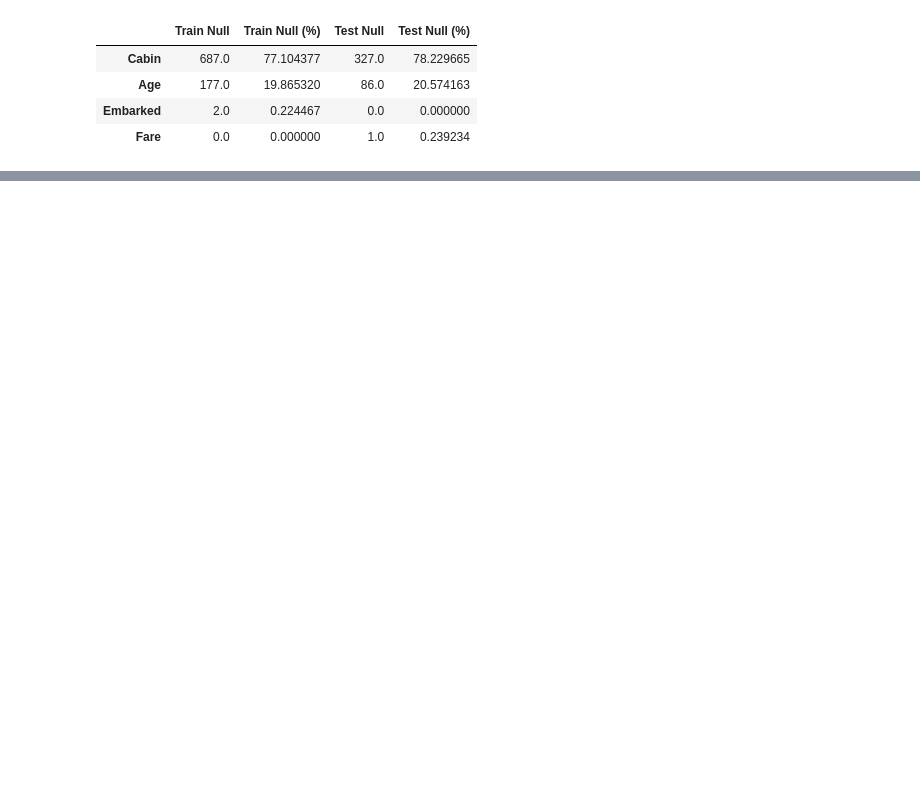
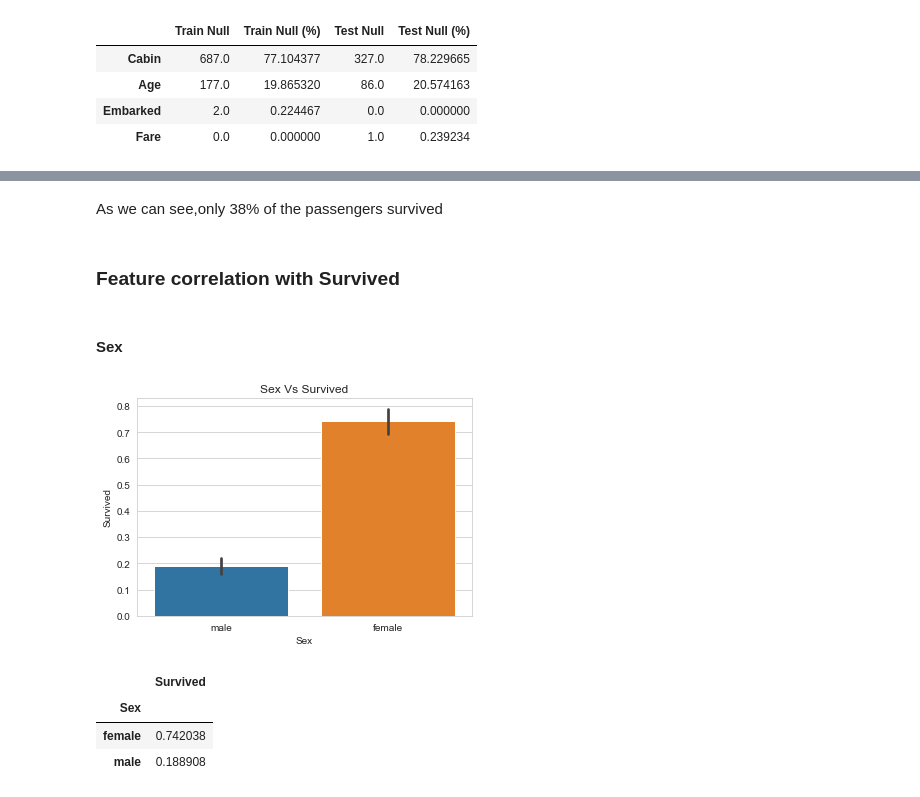
Before and after one commit to KarlsonAV/Titanic_Survival_Prediction, a Jupyter notebook: TitanicSurvivalModel.ipynb, the cells around one changed output, grey strips where cells are left out. Saved outputs shown, nothing was run; the diff lists cells and outputs as text; code cells hidden in the pictures; blank space fills up the shorter version.

```diff
--- a/TitanicSurvivalModel.ipynb
+++ b/TitanicSurvivalModel.ipynb
@@ -192,0 +114,30 @@ df_test = pd.get_dummies(df_test, prefix=onehot_var, columns=onehot_var)
+# %% [markdown]
+As we can see,only 38% of the passengers survived
+# %% [markdown]
+### Feature correlation with Survived
+# %%
+# Help function
+
+def survived_bar_plot(feature):
+    plt.figure(figsize = (6,4))
+    sns.barplot(data = df_train , x = feature , y = "Survived").set_title(f"{feature} Vs Survived")
+    plt.show()
+def survived_table(feature):
+    return df_train[[feature, "Survived"]].groupby([feature], as_index=True).mean().sort_values(by='Survived', ascending=False).style.background_gradient(low=0.75,high=1)
+def survived_hist_plot(feature):
+    plt.figure(figsize = (6,4))
+    sns.histplot(data = df_train , x = feature , hue = "Survived",binwidth=5,palette = sns.color_palette(["yellow" , "green"]) ,multiple = "stack" ).set_title(f"{feature} Vs Survived")
+    plt.show()
+# %% [markdown]
+#### Sex
+# %%
+survived_bar_plot("Sex")
+# %% [output]
+[figure, added]
+# %%
+survived_table("Sex")
+# %% [output]
+|  | Survived |
+| Sex |  |
+| female | 0.742038 |
+| male | 0.188908 |
```
Also changed, not shown: parts of 174 cells of this notebook, 1 other file.
